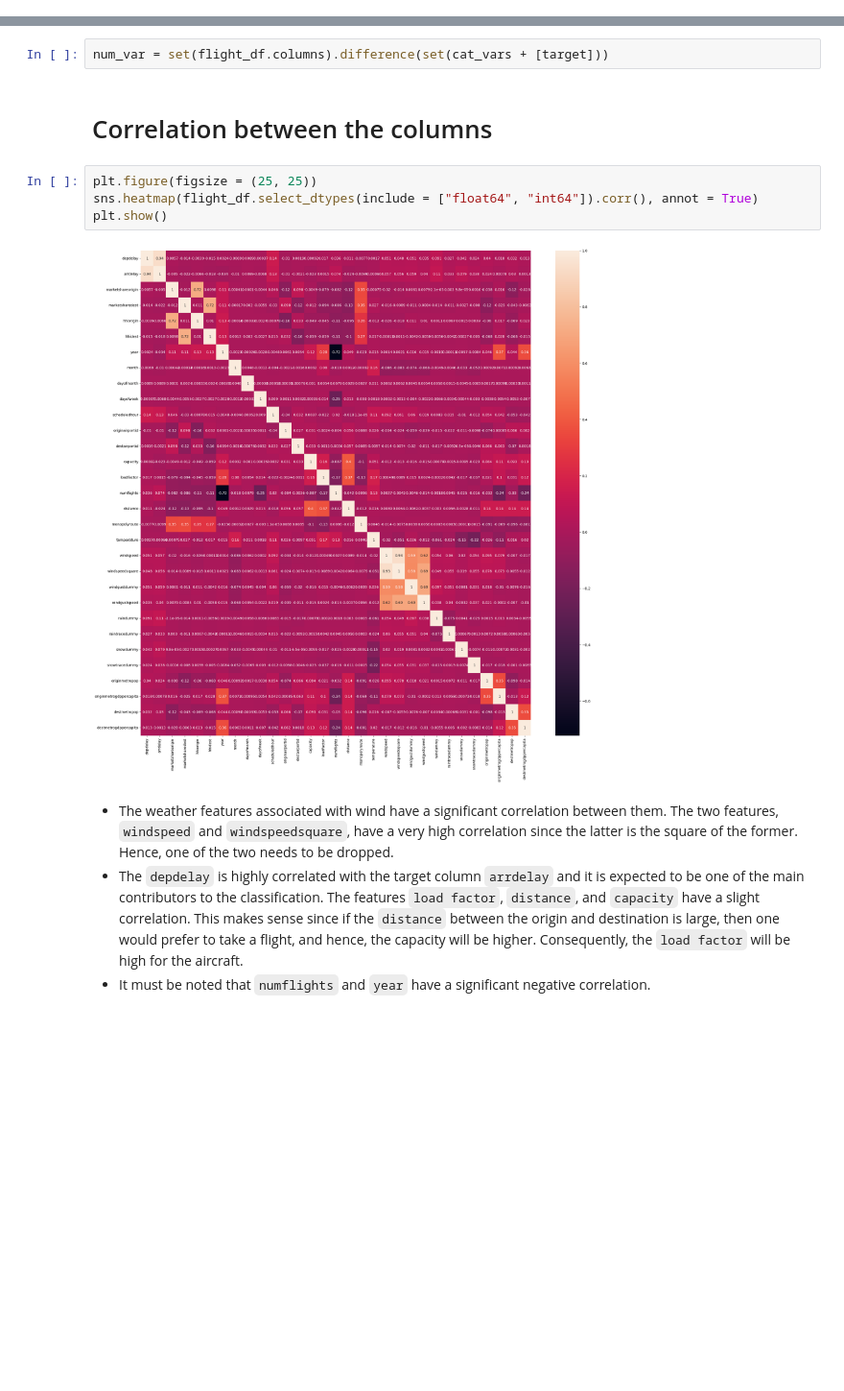
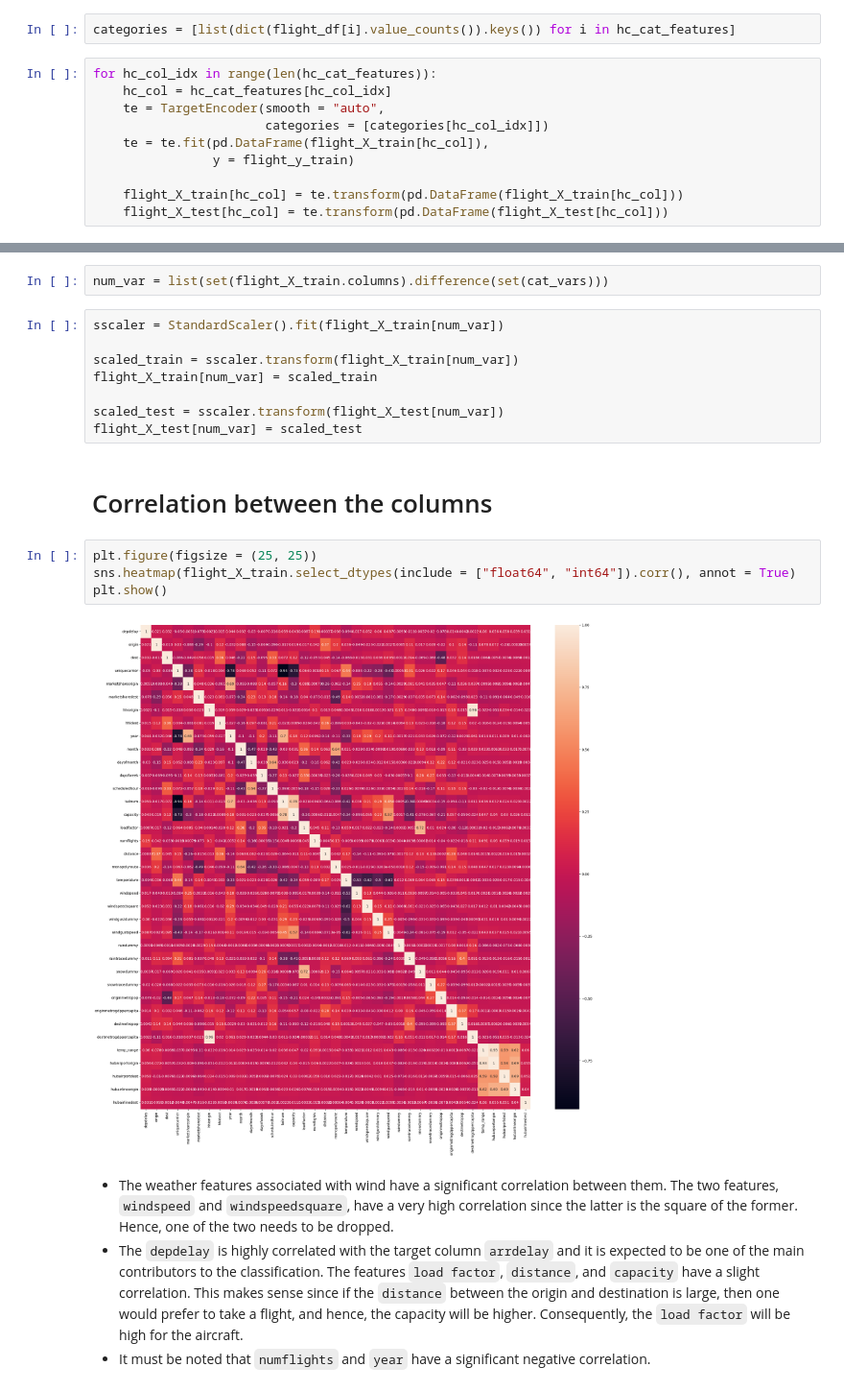
Before and after one commit to Gaurav0502/flight-delay-prediction, a Jupyter notebook: data-cleaning.ipynb, the cells around one changed output, grey strips where cells are left out. Shown at 96% size. Drawn from its saved outputs; the diff is of its cells as text; blank space fills up the shorter version.

Commit message:
encode categorical and numerical features

```diff
--- a/data-cleaning.ipynb
+++ b/data-cleaning.ipynb
@@ -263,0 +295,12 @@ cat_vars = ord_cat_features + hc_cat_features
+# %%
+categories = [list(dict(flight_df[i].value_counts()).keys()) for i in hc_cat_features]
+# %%
+for hc_col_idx in range(len(hc_cat_features)):
+    hc_col = hc_cat_features[hc_col_idx]
+    te = TargetEncoder(smooth = "auto",
+                       categories = [categories[hc_col_idx]])
+    te = te.fit(pd.DataFrame(flight_X_train[hc_col]),
+                y = flight_y_train)
+
+    flight_X_train[hc_col] = te.transform(pd.DataFrame(flight_X_train[hc_col]))
+    flight_X_test[hc_col] = te.transform(pd.DataFrame(flight_X_test[hc_col]))
@@ -264,15 +327,23 @@ cat_vars = ord_cat_features + hc_cat_features
 # %% [markdown]
 # Scaling the numerical variables
 # %%
-num_var = set(flight_df.columns).difference(set(cat_vars + [target]))
+num_var = list(set(flight_X_train.columns).difference(set(cat_vars)))
+# %%
+sscaler = StandardScaler().fit(flight_X_train[num_var])
+
+scaled_train = sscaler.transform(flight_X_train[num_var])
+flight_X_train[num_var] = scaled_train
+
+scaled_test = sscaler.transform(flight_X_test[num_var])
+flight_X_test[num_var] = scaled_test
 # %% [markdown]
 # Correlation between the columns
 # %%
 plt.figure(figsize = (25, 25))
-sns.heatmap(flight_df.select_dtypes(include = ["float64", "int64"]).corr(), annot = True)
+sns.heatmap(flight_X_train.select_dtypes(include = ["float64", "int64"]).corr(), annot = True)
 plt.show()
 # %% [output]
-[figure, old version]
+[figure, new version]
 # %% [markdown]
 - The weather features associated with wind have a significant correlation between them. The two features, `windspeed` and `windspeedsquare`, have a very high correlation since the latter is the square of the former. Hence, one of the two needs to be dropped.
 - The `depdelay` is highly correlated with the target column `arrdelay` and it is expected to be one of the main contributors to the classification.
```
Also changed, not shown: parts of 8 cells of this notebook.
